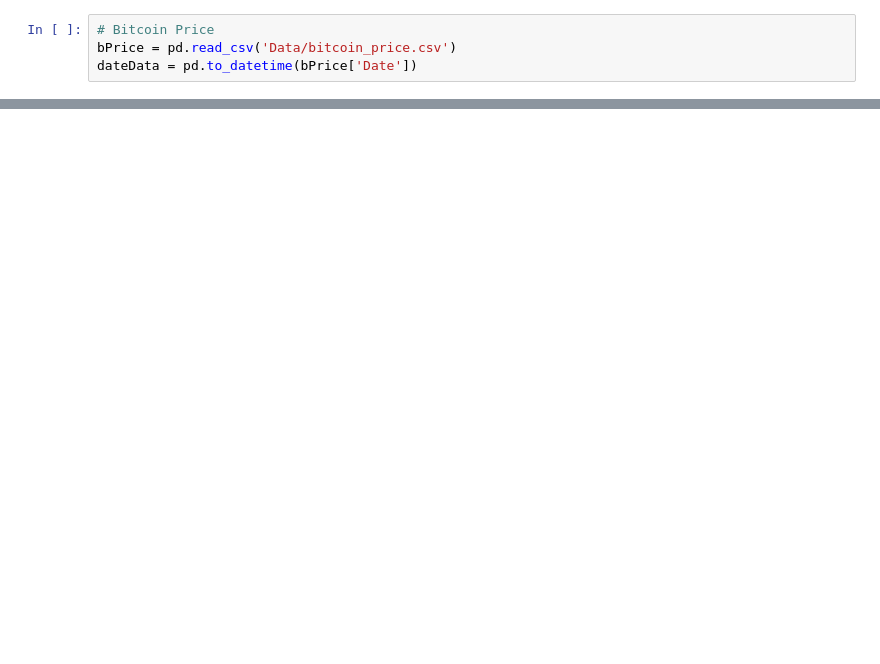
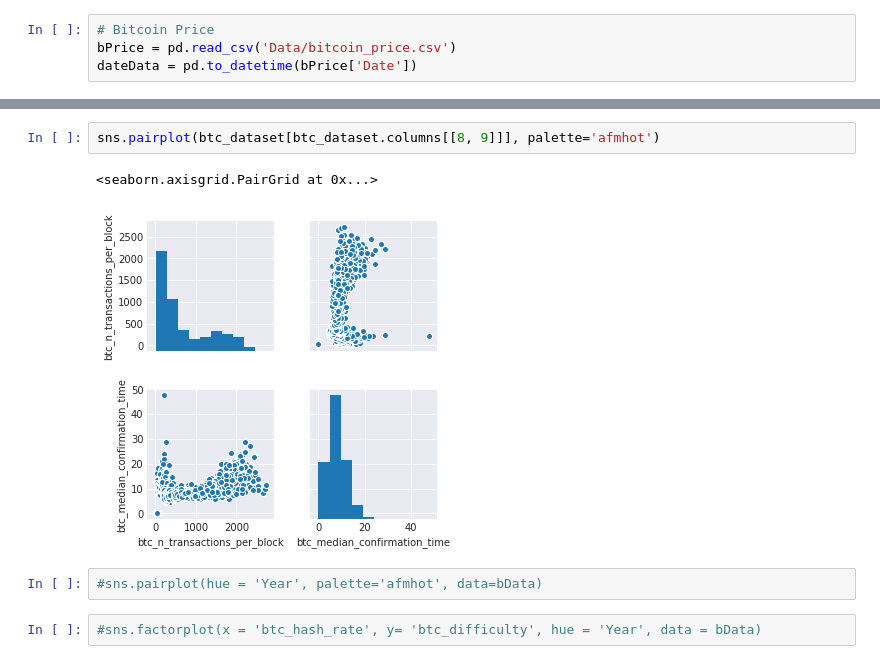
Before and after one commit to bhushan23/Cryptocurrency-Analysis, a Jupyter notebook: Analysis.ipynb, the cells around one changed output, grey strips where cells are left out. Saved outputs shown, nothing was run; the diff lists cells and outputs as text; blank space fills up the shorter version.

```diff
--- a/Analysis.ipynb
+++ b/Analysis.ipynb
@@ -30 +58,10 @@ dateData = pd.to_datetime(bPrice['Date'])
+# %%
+sns.pairplot(btc_dataset[btc_dataset.columns[[8, 9]]], palette='afmhot')
+# %% [output]
+<seaborn.axisgrid.PairGrid at 0x...>
+[figure, added]
+# %%
+#sns.pairplot(hue = 'Year', palette='afmhot', data=bData)
+# %%
+#sns.factorplot(x = 'btc_hash_rate', y= 'btc_difficulty', hue = 'Year', data = bData)
 # %%
```
Also changed, not shown: parts of 35 cells of this notebook.
